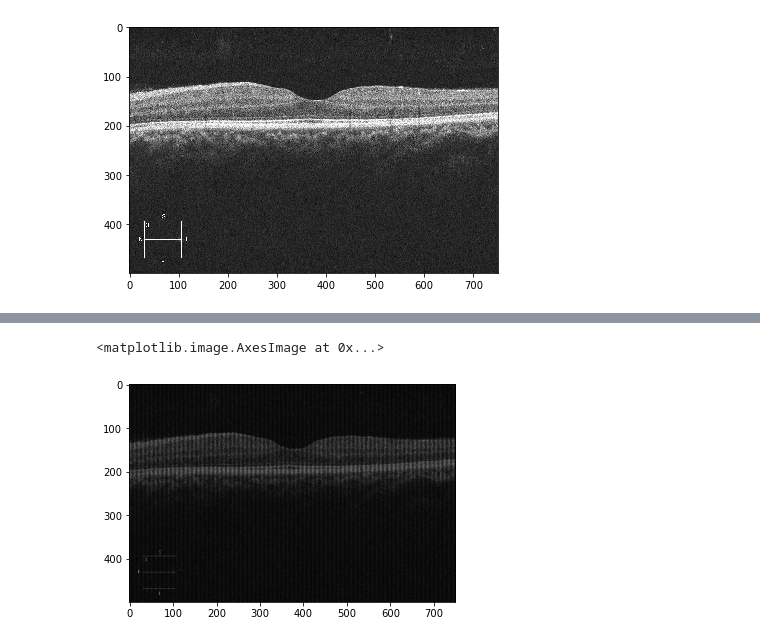
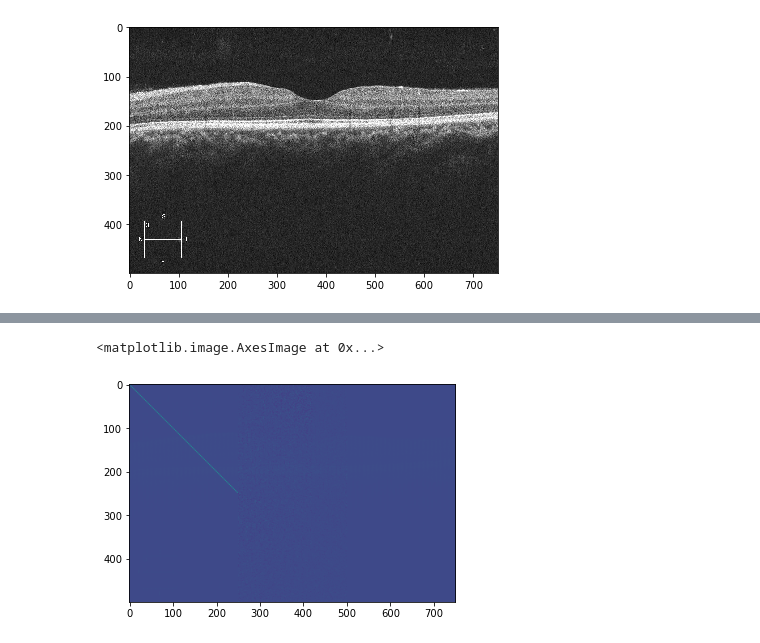
Before and after one commit to zvi-goldstein/E6876_Final_Project, a Jupyter notebook: OCT_reconstruction.ipynb, the cells around one changed output, grey strips where cells are left out. Drawn from its saved outputs; the diff is of its cells as text; code cells hidden in the pictures.

```diff
--- a/OCT_reconstruction.ipynb
+++ b/OCT_reconstruction.ipynb
@@ -43,7 +46,7 @@ def ShrinkageOperator(X, tau):
     return U @ S @ Vt
 
 def Proj(X, mask):
-    return X*mask
+    return X*(mask == 0)
 
 def AUpdate(W, Y1, mu):
     Z = W - (1/mu)*Y1
@@ -72,7 +75,7 @@ def Y2Update(A, W, Y2, mu):
 def muUpdate(mu, ro):
     return mu*ro
 # %%
-iters = 10
+iters = 20
 for i in range(iters):
     A = AUpdate(W, Y1, mu)
     W = WUpdate(mask, A, W, E, D, B1, B2t, Y1, Y2, mu, nu1, lmda)
@@ -80,3 +83,4 @@ for i in range(iters):
     Y1 = Y1Update(mask, W, E, D, B1, B2t, Y1, mu)
     Y2 = Y2Update(A, W, Y2, mu)
     mu = muUpdate(mu, ro)
+    print(np.linalg.norm(B1 @ W @ B2t - X))
@@ -83,5 +108,5 @@ for i in range(iters):
 # %%
-plt.imshow(B1 @ W @ B2t, cmap="gray")
+plt.imshow(B1 @ W @ B2t)
 # %% [output]
 <matplotlib.image.AxesImage at 0x...>
-[figure, old version]
+[figure, new version]
```
Also changed, not shown: parts of 2 cells of this notebook.
